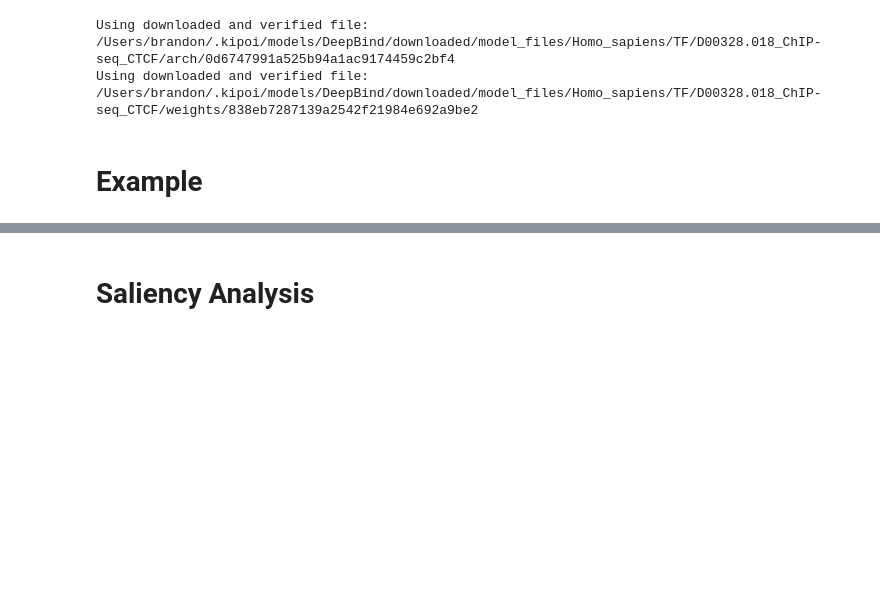
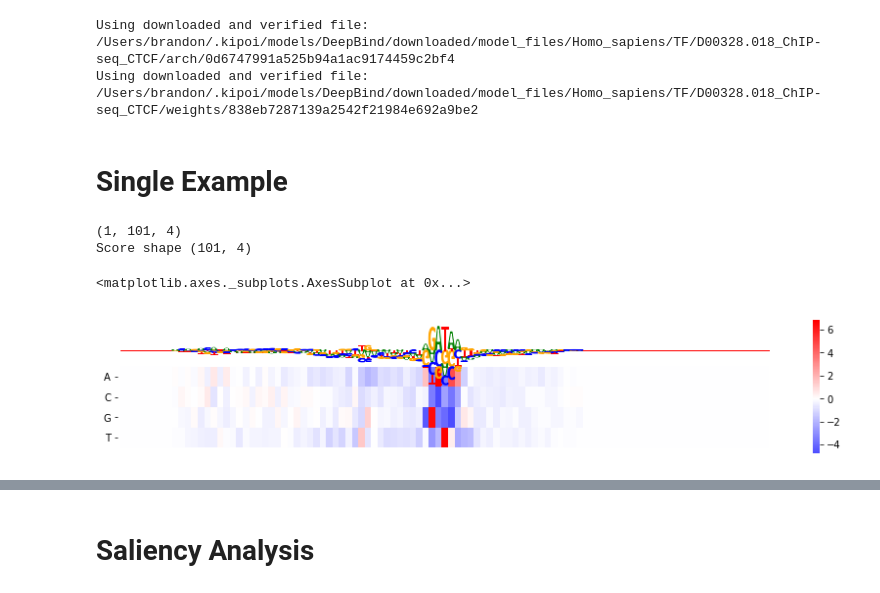
Before and after one commit to QData/SanityCheck, a Jupyter notebook: brandon/interpretability_survey.ipynb, the cells around one changed output, grey strips where cells are left out. Saved outputs shown, nothing was run; the diff lists cells and outputs as text; code cells hidden in the pictures; blank space fills up the shorter version.

```diff
--- a/brandon/interpretability_survey.ipynb
+++ b/brandon/interpretability_survey.ipynb
@@ -59,4 +52,25 @@ model = kipoi.get_model("DeepBind/Homo_sapiens/TF/D00328.018_ChIP-seq_CTCF")
 Using downloaded and verified file: /Users/brandon/.kipoi/models/DeepBind/downloaded/model_files/Homo_sapiens/TF/D00328.018_ChIP-seq_CTCF/arch/0d6747991a525b94a1ac9174459c2bf4
 Using downloaded and verified file: /Users/brandon/.kipoi/models/DeepBind/downloaded/model_files/Homo_sapiens/TF/D00328.018_ChIP-seq_CTCF/weights/838eb7287139a2542f21984e692a9be2
 # %% [markdown]
-<h1>Example</h1>
+<h1>Single Example</h1>
+# %%
+# Expected data shape for deepbind
+
+# Encode sequence
+seq = "ATGGGCCAGCACACAGACCAGCACGTTGCCCAGGAGCTGTGGGAGGAAGATAAGAGGTATGAACATGATTAGCAAAAGGGCCTAGCTTGGACTCAGAATAA"
+seqa = encodeDNA([seq]) # one-hot-encode thesequence
+print(seqa.shape)
+
+# Calculate score
+gradient = Gradient(model)
+val = gradient.score(seqa)[0]
+print('Score shape', val.shape)
+
+# Score map
+fig = plt.figure(figsize=(15,2.5))
+seqlogo_heatmap(val, val.T, ax=plt.subplot())
+# %% [output]
+(1, 101, 4)
+Score shape (101, 4)
+<matplotlib.axes._subplots.AxesSubplot at 0x...>
+[figure, added]
```
Also changed, not shown: parts of 18 cells of this notebook.
